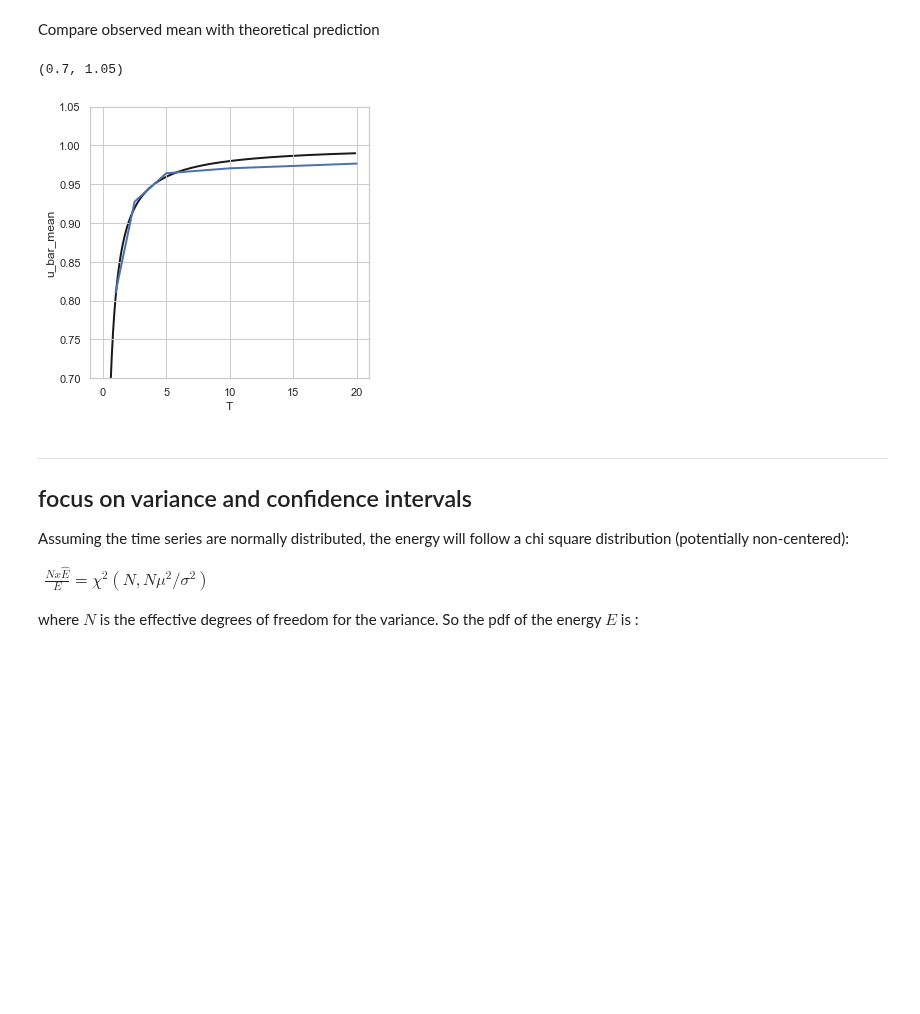
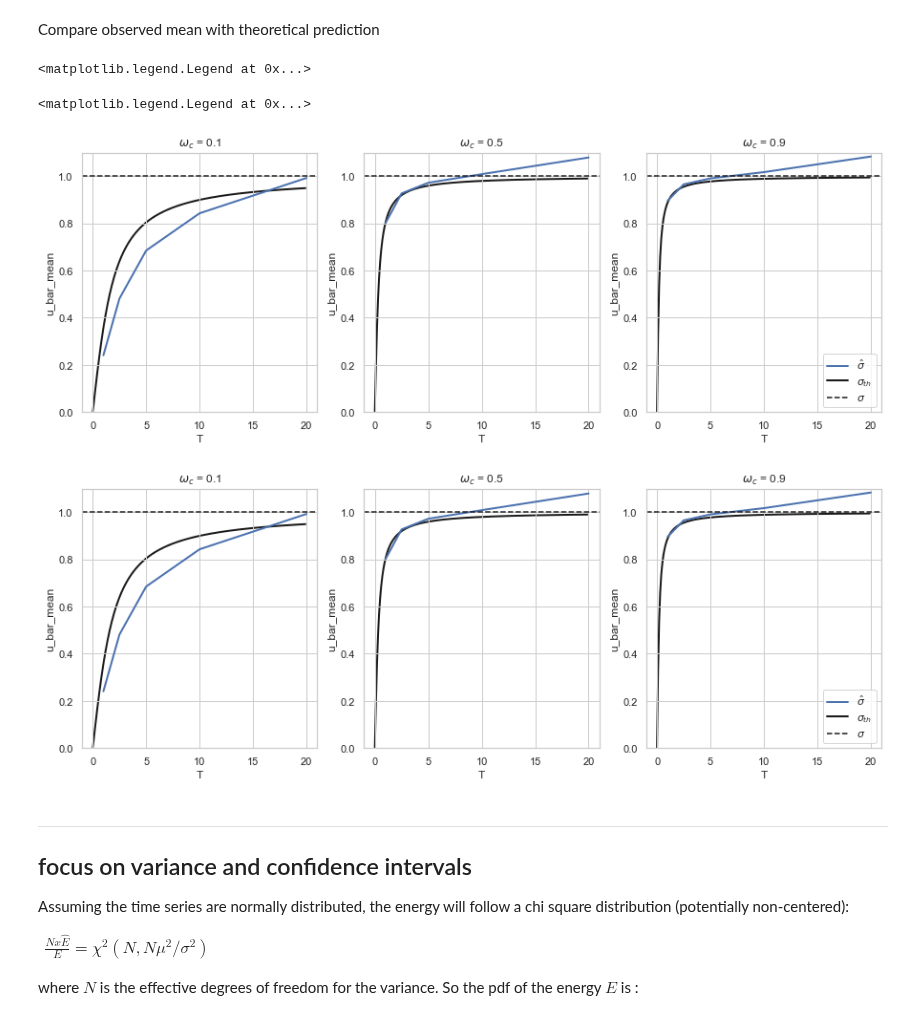
Before and after one commit to zcasparco/equinox_phd, a Jupyter notebook: synthetic_stats/energy_low.ipynb, the cells around one changed output. Saved outputs shown, nothing was run; the diff lists cells and outputs as text; code cells hidden in the pictures; blank space fills up the shorter version.

```diff
--- a/synthetic_stats/energy_low.ipynb
+++ b/synthetic_stats/energy_low.ipynb
@@ -126,5 +193,5 @@ ds = generate_timeseries(delta_T, n_draws, T_all)
 # %%
-_ds = ds.sel(draw=0, T=[T_all[0], T,  T_all[-1]], method="nearest")
+_ds = ds.sel(draw=0, T=[T_all[0], T,  T_all[-1]], filt=1, method="nearest")
 
 fig, ax = plt.subplots(1,1, figsize=(15,5))
 _ds.u.plot.line(x="time", lw=2)
@@ -137,6 +208,8 @@ _ds.u_bar.plot.line(x="time", color="0.5", add_legend=False)
 # %%
-fig, ax = plt.subplots(1,1, figsize=(15,5))
-_ds.u.plot.line(x="time", lw=2)
-_ds.u_bar.plot.line(x="time", color="0.5", add_legend=False)
-ax.set_xlim(100,150)
+for k in range(len(filter_cutoff)):
+    _ds = ds.sel(draw=0, T=[T_all[0], T,  T_all[-1]], method="nearest")
+    fig, ax = plt.subplots(1,1, figsize=(15,5))
+    _ds.u.sel(filt=k).plot.line(x="time", lw=2)
+    _ds.u_bar.sel(filt=k).plot.line(x="time", color="0.5", add_legend=False)
+    ax.set_xlim(100,150)
 # %% [output]
@@ -147,8 +224,8 @@ ax.set_xlim(100,150)
 
 ## compute the energy (mean square value) of the filtered time series
 # %%
-n_draws = 1000 # number of draws
-ds = generate_timeseries(delta_T, n_draws, T_all)
+#n_draws = 1000 # number of draws
+#ds = generate_timeseries(delta_T, n_draws, T_all)
 
 E = xr.merge( [(ds.u**2).mean("time"), (ds.u_bar**2).mean("time")]).compute()
 # %% [markdown]
@@ -160,7 +258,7 @@ fig, ax = plt.subplots(1,1, figsize=(10,5))
 
 bins = np.arange(0,3,.1)
 for _T, i in zip(ds.T[::-1],range(len(ds.T))):
-    _da = E["u_bar"].sel(T=_T)
+    _da = E["u_bar"].sel(T=_T,filt=1)
     _da.plot.hist(bins=bins, alpha=0.6, label=f"T={float(_T)}")
     ax.axvline(_da.mean(), color=f"C{i}")
 ax.legend()
@@ -217,22 +337,29 @@ $\displaystyle \frac{2 U^{2} \operatorname{atan}{\left(T \omega_{c} \right)}}{\p
 Compare observed mean with theoretical prediction
 # %%
 E["u_bar_mean"] = E.u_bar.mean("draw")
-E["u_bar_theoretical"] = E_low(np.sqrt(sigma0), ds.T, filter_cutoff*2*np.pi)
 
-fig, ax = plt.subplots(1,1, figsize=(5,5))
 
+fig, axs = plt.subplots(1,len(filter_h.keys()), figsize=(5*len(filter_h.keys()),5))
+
+for i,k in enumerate(filter_h.keys()):
 #ds.E_ubar_theoretical.plot()
-E.u_bar_mean.plot(lw=2)
+    E["u_bar_theoretical"] = E_low(np.sqrt(sigma0), ds.T, filter_cutoff[i]*2*np.pi)
+    E.u_bar_mean.sel(filt=i).plot(lw=2,ax=axs[i],label=r'$\hat{\sigma}$')
 #ds.E_ubar_mean.plot.bar()
 
-# more finely resolved theoretical curve
-_T = np.arange(0, float(ds.T.max()),.1)
-_E = E_low(np.sqrt(sigma0), _T, filter_cutoff*2*np.pi)
-ax.plot(_T,_E, lw=2, color="k", zorder=-1)
-ax.set_ylim(.7, 1.05)
+    # more finely resolved theoretical curve
+    _T = np.arange(0, float(ds.T.max()),.1)
+    _E = E_low(np.sqrt(sigma0), _T, filter_cutoff[i]*2*np.pi)
+    axs[i].plot(_T,_E, lw=2, color="k", zorder=-1,label=r'$\sigma_{th}$')
+    axs[i].axhline(np.sqrt(sigma0),linestyle='--', c='k',label=r'$\sigma$')
+    axs[i].set_title(r'$\omega_c$ = %s'%k)
+    axs[i].set_ylim(0., 1.1)
+axs[-1].legend()
 # %% [output]
-(0.7, 1.05)
+<matplotlib.legend.Legend at 0x...>
+<matplotlib.legend.Legend at 0x...>
-[figure, old version]
+[figure, new version]
+[figure, added]
 # %% [markdown]
 ---
 
```
Also changed, not shown: parts of 23 cells of this notebook, 1 other file.
